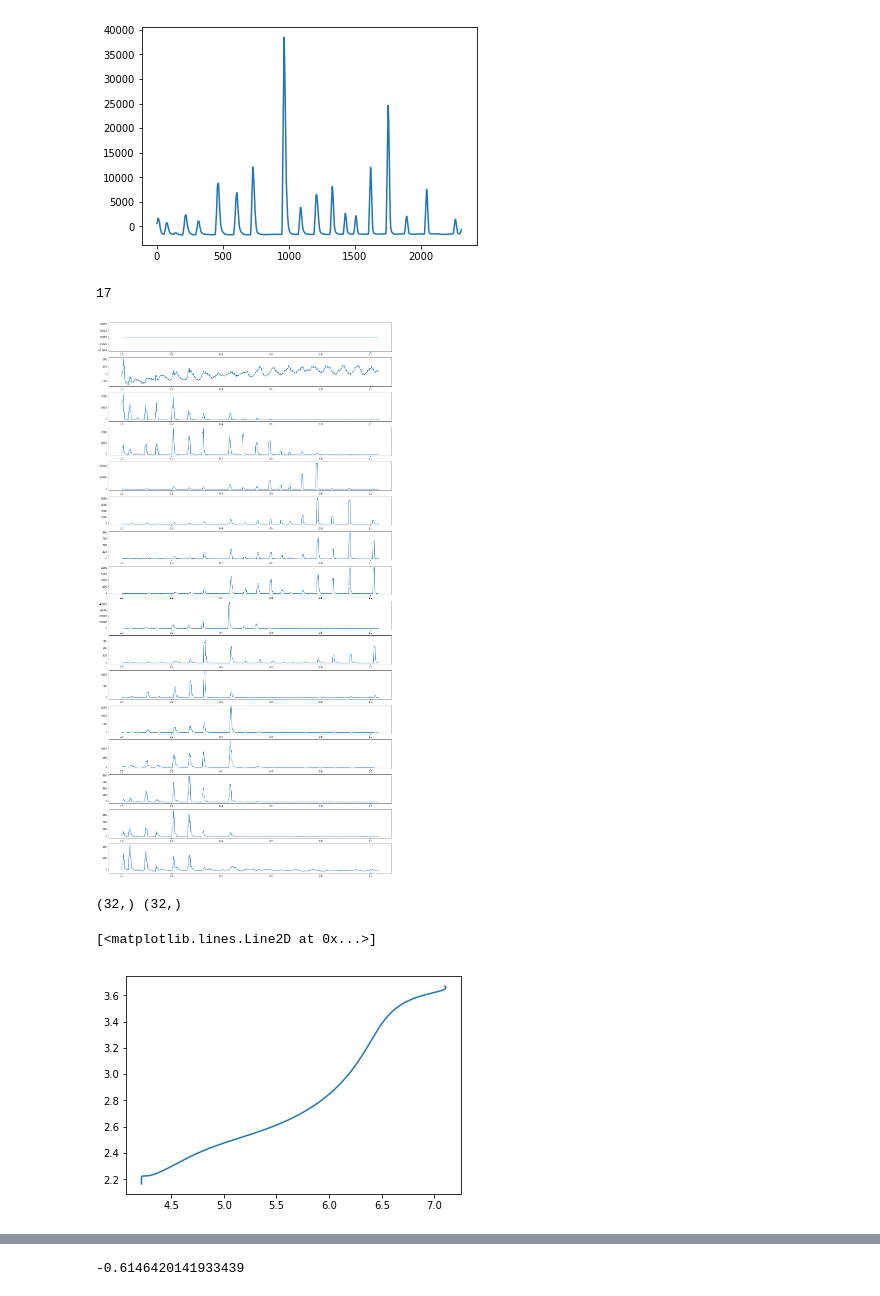
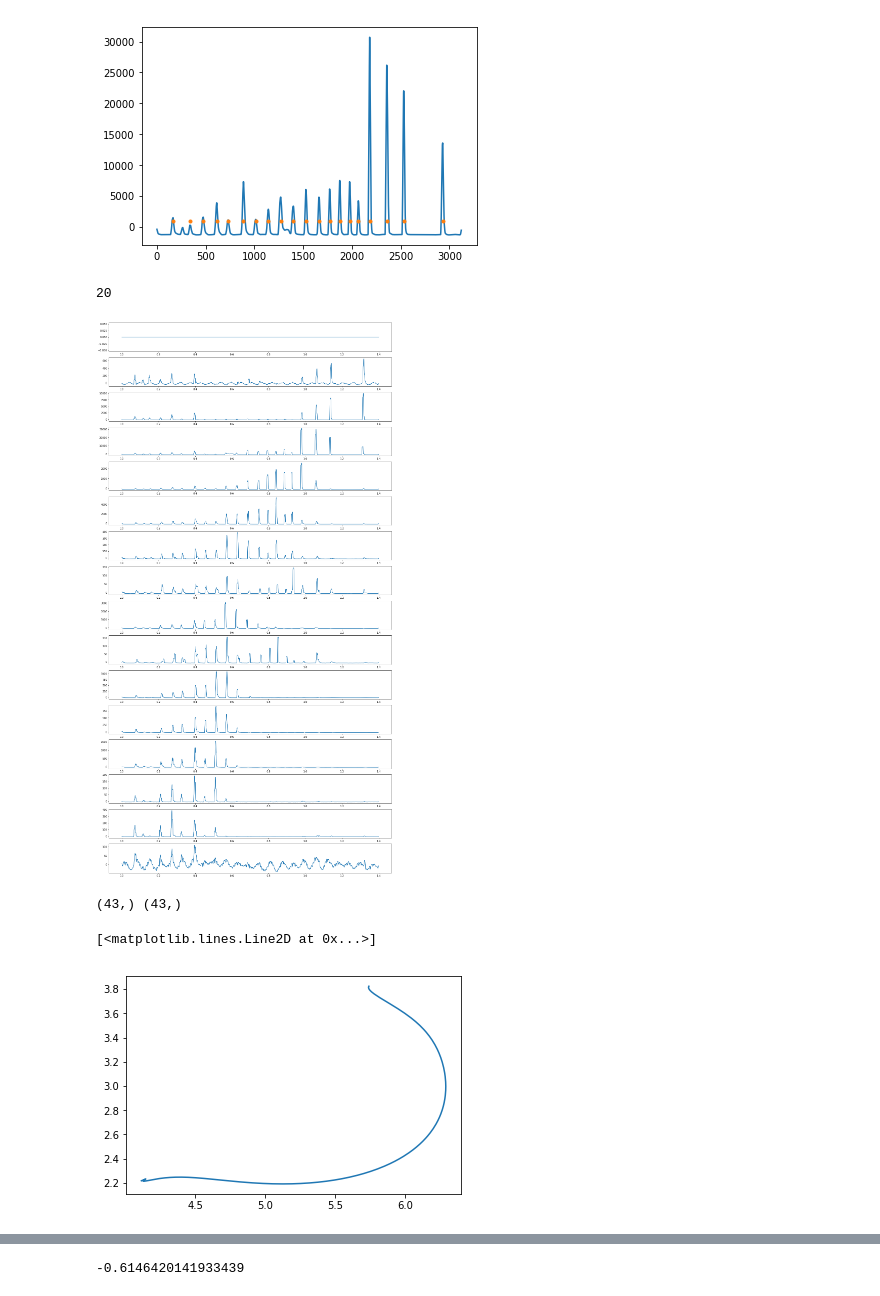
Before and after one commit to cowkami/bat_research, a Jupyter notebook: notebooks/get_pulse_direction.ipynb, the cells around one changed output, grey strips where cells are left out. Cells and saved outputs as stored; diff of their text form; code cells hidden in the pictures.

```diff
--- a/notebooks/get_pulse_direction.ipynb
+++ b/notebooks/get_pulse_direction.ipynb
@@ -28,7 +28,7 @@ bat_ids = ['bat290', 'bat294', 'bat296', 'bat298']
 start_stop = [(160, 191), (240, 270), (189, 225), (190, 232)]
 numbers = [1, 2, 3, 5]
 
-no = 0
+no = 3
 # %%
 calib_tracks = load_bin_tracks(raw_sound_190526_path / 'no1.bin')
 
@@ -84,0 +85,7 @@ show_tracks(calib_tracks[:, :50000])
+# %%
+def convert_spectrogram(audio_tracks, sample_frequency=500e3):
+    spectro = []
+    for i, track in enumerate(audio_tracks):
+        f, t, Sxx = sig.spectrogram(track, fs=500e3, nperseg=2**8)
+        spectro.append(Sxx)
+    return np.array(spectro), f, t
@@ -115,40 +109,43 @@ def sum_freq(spectrograms, freqs, band=(45000, 70000)):
     for i, spectro in enumerate(spectrograms):
         band_sum = np.average(spectro[lower_ind:upper_ind], axis=0)
         band_sum = band_sum - np.average(band_sum)
         band_sum = np.convolve(band_sum, np.ones(15), mode='same')
         band_sums.append(band_sum)
 
     return np.array(band_sums)
 
 
 def pulse_timing(band_sums, thresh=5):
     band_av = np.average(band_sums, axis=0)
     band_av = np.convolve(band_av, np.ones(15), mode='same')
+    sub_band_av = band_av[1:] - band_av[:-1]
 
     ind = []
-    for i in range(band_av.shape[0]-1):
-        if band_av[i] < thresh and band_av[i+1] >= thresh:
+    for i in range(1, band_av.shape[0]-2):
+        if band_av[i] > thresh and sub_band_av[i] > 0 and sub_band_av[i+1] < 0:
             ind.append(i+1)
-    plt.plot(np.arange(band_av.shape[0]), band_av)
+    plt.plot(band_av)
+#     plt.plot(sub_band_av)
+    plt.plot(ind, 1000*np.ones(len(ind)), '.')
     plt.show()
+
     print(len(ind))
-
     return np.array(ind)
 
 
 band_sums = sum_freq(spects, f)
 pulse_ind = pulse_timing(band_sums)
 
 plt.figure(figsize=(20, 40), facecolor='white')
 for i, spectro in enumerate(band_sums):
     plt.subplot(band_sums.shape[0], 1, i+1)
     plt.plot(t, spectro)
 #         plt.ylim([0, 300])
 plt.show()
 # %% [output]
-[figure, old version]
+[figure, new version]
-17
+20
-[figure, old version]
+[figure, new version]
 # %%
 mic_points = np.array(
     [[4.5, z] for z in range(4, 9)] + \
@@ -208,9 +205,9 @@ z = 9 - (3000 - z) / 1000
 
 plt.plot(z, x)
 # %% [output]
-(32,) (32,)
+(43,) (43,)
 [<matplotlib.lines.Line2D at 0x...>]
-[figure, old version]
+[figure, new version]
 # %%
 def cal_vectors_to_mic(x, z, t, mic_points):
     vectors = []
```
Also changed, not shown: parts of 11 cells of this notebook.
